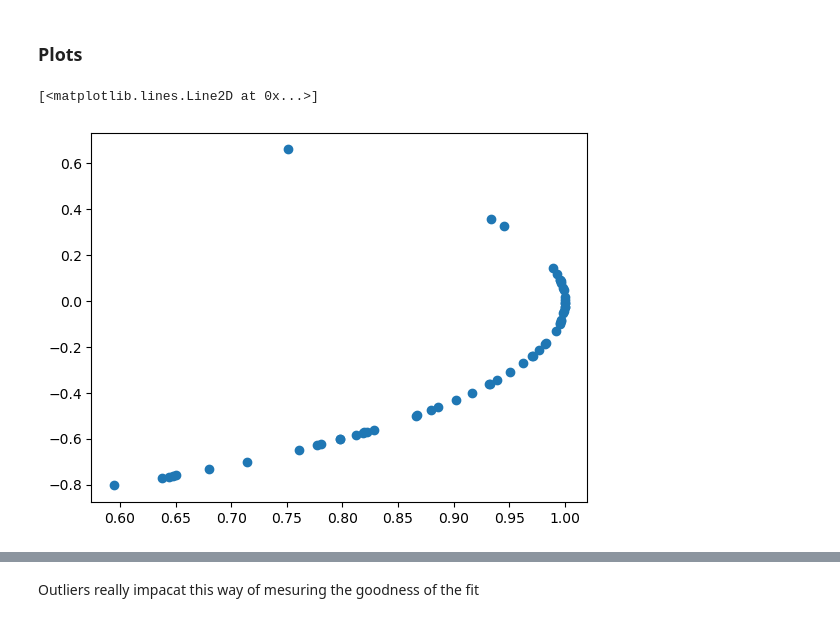
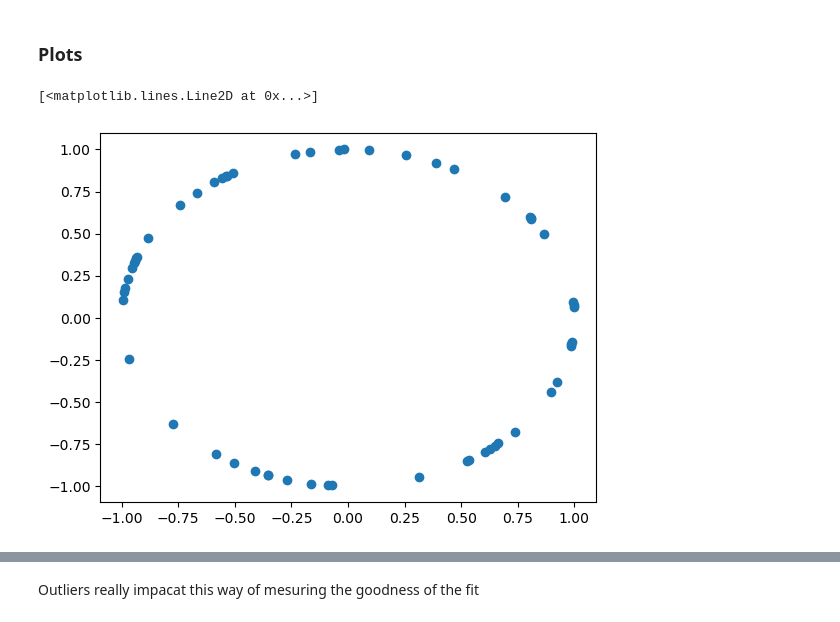
Before and after one commit to AndreaSalati/AE, a Jupyter notebook: first_network.ipynb, the cells around one changed output, grey strips where cells are left out. Drawn from its saved outputs; the diff is of its cells as text; code cells hidden in the pictures.

```diff
--- a/first_network.ipynb
+++ b/first_network.ipynb
@@ -273,18 +210,26 @@ optimizer2 = torch.optim.Adam(circ_model.parameters(), lr=0.001, betas=(0.9, 0.9
 #optimizer2 = torch.optim.SGD(circ_model.parameters(),lr=0.001)
 # %%
-#recon= reconstruction of the input
-num_epochs=300
-outputs=[]
+num_epochs=2000
 
 for epoch in range(num_epochs):
+
   for sample in range(N_Samples):
     input=DATA[:,sample]
-    recon=circ_model(input)
-    loss=criterion2(recon,input)
 
-    optimizer2.zero_grad()
+    hidden=F.linear( input, encoderC_w)
+    #print("hidden ",hidden)
+    hiddenC=hidden/torch.linalg.norm(hidden)
+    #print("hiddenC ",hiddenC)
+    recon=F.linear( hiddenC, decoderC_w)
+    #print('recon ' ,recon)
+    loss=criterionC(recon,input)
+
+    optimizerC.zero_grad()
     loss.backward()
-    optimizer2.step()
-  if (epoch % 10 ==0):
+    optimizerC.step()
+    #added this line to compare with the circular model, thisline block the convergence
+  if loss.item() < 0.0005 :
+    break
+  if (epoch % 50 ==0):
     print("epoch ",epoch,"Loss", loss.item())
 # %% [output]
@@ -319,16 +253,22 @@ tensor([[-0.2132, -0.1722, -0.1699, -0.0984, -0.2209, -0.1257,  0.0585,  0.2166,
 # %% [markdown]
 After having the values of the weight, in order to find the values of the neurons, i just reconstruct waht happens to the input until the the bottle neck (encoder linear layer + unit circle projection)
-# %%
-NNphasesC=np.zeros((2,N_Samples))
-for sample in range(N_Samples):
-  temp=torch.matmul(circ_encoder_base, DATA[:,sample]).detach().numpy()
-  NNphasesC[:,sample]=temp
-  NNphasesC[:,sample] /= np.linalg.norm(NNphasesC[:,sample])
+# %%
+NNphasesC=np.zeros((N_Samples,2))
+
+for sample in range(N_Samples):#range(N_Samples):
+    input=DATA[:,sample]
+    #print(input)
+
+    hidden=F.linear( input, encoderC_w)
+    #print("hidden ",hidden)
+    hiddenC=hidden/torch.linalg.norm(hidden)
+    #print("hiddenC ",hiddenC.detach().numpy() )
+    NNphasesC[sample,:]=hiddenC.detach().numpy()
 # %% [markdown]
 ### Plots
 # %%
-plt.plot(NNphasesC[0,:], NNphasesC[1,:],'o')
+plt.plot(NNphasesC[:,0], NNphasesC[:,1],'o')
 # %% [output]
 [<matplotlib.lines.Line2D at 0x...>]
-[figure, old version]
+[figure, new version]
 # %%
```
Also changed, not shown: parts of 29 cells of this notebook.
